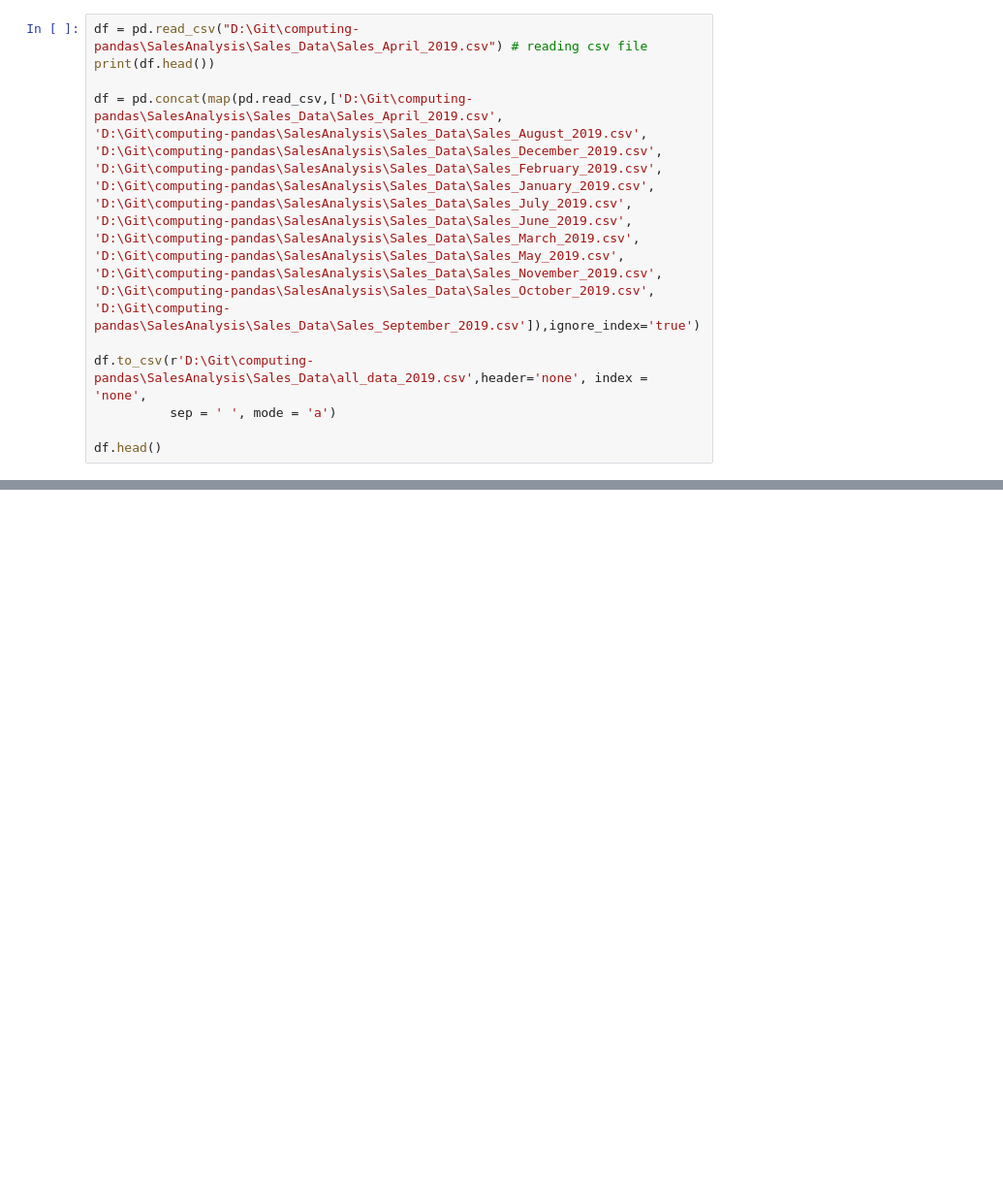
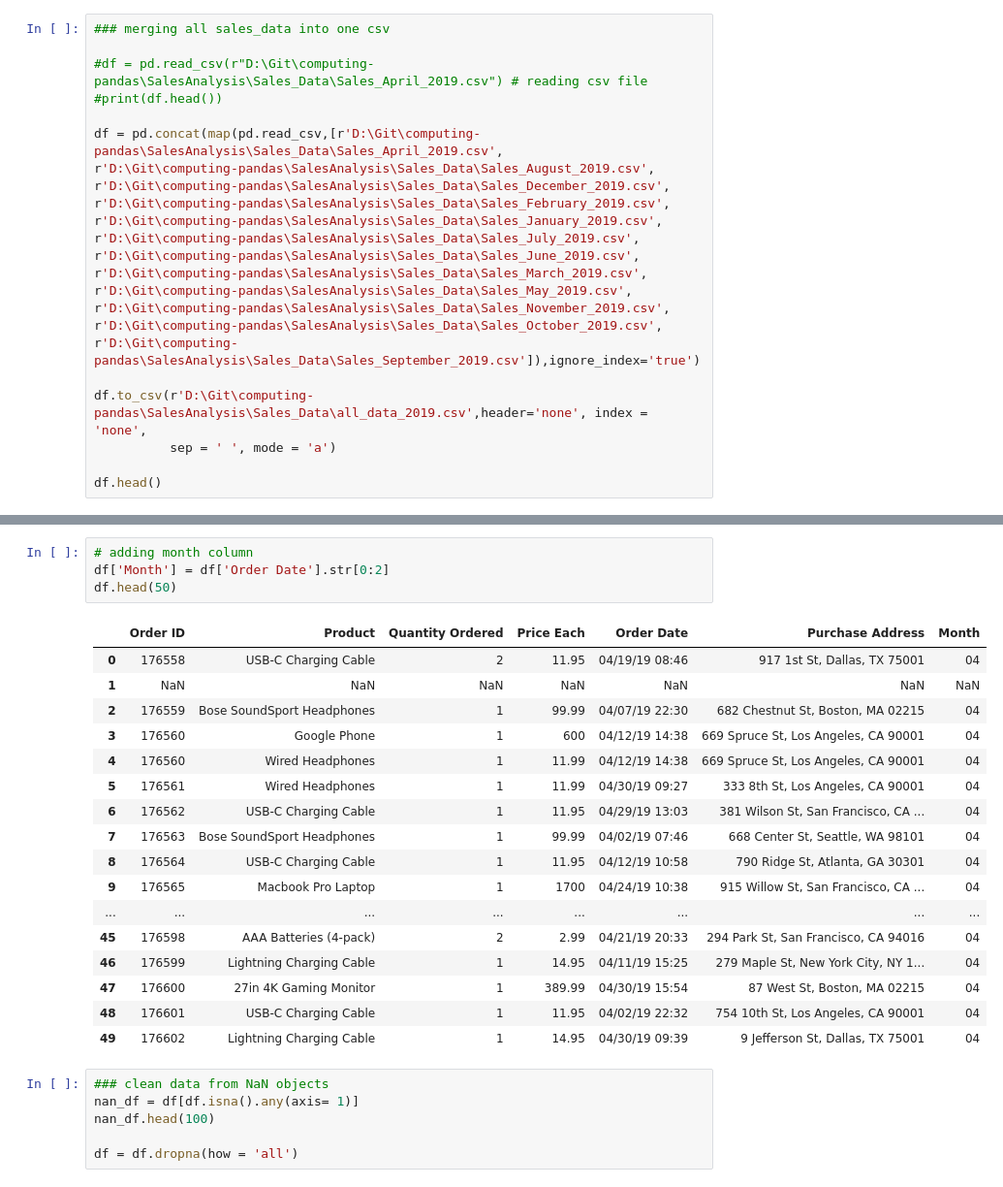
Before and after one commit to MorgooN/Analysis_Things, a Jupyter notebook: SalesAnalysis/AnalyticsMagic.ipynb, the cells around one changed output, grey strips where cells are left out. Shown: that part at 97% size. Saved outputs shown, nothing was run; the diff lists cells and outputs as text; blank space fills up the shorter version.

```diff
--- a/SalesAnalysis/AnalyticsMagic.ipynb
+++ b/SalesAnalysis/AnalyticsMagic.ipynb
@@ -4,19 +5,21 @@ import os
 # %%
-df = pd.read_csv("D:\Git\computing-pandas\SalesAnalysis\Sales_Data\Sales_April_2019.csv") # reading csv file
-print(df.head())
+### merging all sales_data into one csv
 
-df = pd.concat(map(pd.read_csv,['D:\Git\computing-pandas\SalesAnalysis\Sales_Data\Sales_April_2019.csv',
-'D:\Git\computing-pandas\SalesAnalysis\Sales_Data\Sales_August_2019.csv',
-'D:\Git\computing-pandas\SalesAnalysis\Sales_Data\Sales_December_2019.csv',
-'D:\Git\computing-pandas\SalesAnalysis\Sales_Data\Sales_February_2019.csv',
-'D:\Git\computing-pandas\SalesAnalysis\Sales_Data\Sales_January_2019.csv',
-'D:\Git\computing-pandas\SalesAnalysis\Sales_Data\Sales_July_2019.csv',
-'D:\Git\computing-pandas\SalesAnalysis\Sales_Data\Sales_June_2019.csv',
-'D:\Git\computing-pandas\SalesAnalysis\Sales_Data\Sales_March_2019.csv',
-'D:\Git\computing-pandas\SalesAnalysis\Sales_Data\Sales_May_2019.csv',
-'D:\Git\computing-pandas\SalesAnalysis\Sales_Data\Sales_November_2019.csv',
-'D:\Git\computing-pandas\SalesAnalysis\Sales_Data\Sales_October_2019.csv',
-'D:\Git\computing-pandas\SalesAnalysis\Sales_Data\Sales_September_2019.csv']),ignore_index='true')
+#df = pd.read_csv(r"D:\Git\computing-pandas\SalesAnalysis\Sales_Data\Sales_April_2019.csv") # reading csv file
+#print(df.head())
+
+df = pd.concat(map(pd.read_csv,[r'D:\Git\computing-pandas\SalesAnalysis\Sales_Data\Sales_April_2019.csv',
+r'D:\Git\computing-pandas\SalesAnalysis\Sales_Data\Sales_August_2019.csv',
+r'D:\Git\computing-pandas\SalesAnalysis\Sales_Data\Sales_December_2019.csv',
+r'D:\Git\computing-pandas\SalesAnalysis\Sales_Data\Sales_February_2019.csv',
+r'D:\Git\computing-pandas\SalesAnalysis\Sales_Data\Sales_January_2019.csv',
+r'D:\Git\computing-pandas\SalesAnalysis\Sales_Data\Sales_July_2019.csv',
+r'D:\Git\computing-pandas\SalesAnalysis\Sales_Data\Sales_June_2019.csv',
+r'D:\Git\computing-pandas\SalesAnalysis\Sales_Data\Sales_March_2019.csv',
+r'D:\Git\computing-pandas\SalesAnalysis\Sales_Data\Sales_May_2019.csv',
+r'D:\Git\computing-pandas\SalesAnalysis\Sales_Data\Sales_November_2019.csv',
+r'D:\Git\computing-pandas\SalesAnalysis\Sales_Data\Sales_October_2019.csv',
+r'D:\Git\computing-pandas\SalesAnalysis\Sales_Data\Sales_September_2019.csv']),ignore_index='true')
 
 df.to_csv(r'D:\Git\computing-pandas\SalesAnalysis\Sales_Data\all_data_2019.csv',header='none', index = 'none',
           sep = ' ', mode = 'a')
@@ -42,3 +32,31 @@ df.head()
 | 2 | 176559 | Bose SoundSport Headphones | 1 | 99.99 | 04/07/19 22:30 | 682 Chestnut St, Boston, MA 02215 |
 | 3 | 176560 | Google Phone | 1 | 600 | 04/12/19 14:38 | 669 Spruce St, Los Angeles, CA 90001 |
 | 4 | 176560 | Wired Headphones | 1 | 11.99 | 04/12/19 14:38 | 669 Spruce St, Los Angeles, CA 90001 |
+# %%
+# adding month column
+df['Month'] = df['Order Date'].str[0:2]
+df.head(50)
+# %% [output]
+|  | Order ID | Product | Quantity Ordered | Price Each | Order Date | Purchase Address | Month |
+| 0 | 176558 | USB-C Charging Cable | 2 | 11.95 | 04/19/19 08:46 | 917 1st St, Dallas, TX 75001 | 04 |
+| 1 | NaN | NaN | NaN | NaN | NaN | NaN | NaN |
+| 2 | 176559 | Bose SoundSport Headphones | 1 | 99.99 | 04/07/19 22:30 | 682 Chestnut St, Boston, MA 02215 | 04 |
+| 3 | 176560 | Google Phone | 1 | 600 | 04/12/19 14:38 | 669 Spruce St, Los Angeles, CA 90001 | 04 |
+| 4 | 176560 | Wired Headphones | 1 | 11.99 | 04/12/19 14:38 | 669 Spruce St, Los Angeles, CA 90001 | 04 |
+| 5 | 176561 | Wired Headphones | 1 | 11.99 | 04/30/19 09:27 | 333 8th St, Los Angeles, CA 90001 | 04 |
+| 6 | 176562 | USB-C Charging Cable | 1 | 11.95 | 04/29/19 13:03 | 381 Wilson St, San Francisco, CA ... | 04 |
+| 7 | 176563 | Bose SoundSport Headphones | 1 | 99.99 | 04/02/19 07:46 | 668 Center St, Seattle, WA 98101 | 04 |
+| 8 | 176564 | USB-C Charging Cable | 1 | 11.95 | 04/12/19 10:58 | 790 Ridge St, Atlanta, GA 30301 | 04 |
+| 9 | 176565 | Macbook Pro Laptop | 1 | 1700 | 04/24/19 10:38 | 915 Willow St, San Francisco, CA ... | 04 |
+| ... | ... | ... | ... | ... | ... | ... | ... |
+| 45 | 176598 | AAA Batteries (4-pack) | 2 | 2.99 | 04/21/19 20:33 | 294 Park St, San Francisco, CA 94016 | 04 |
+| 46 | 176599 | Lightning Charging Cable | 1 | 14.95 | 04/11/19 15:25 | 279 Maple St, New York City, NY 1... | 04 |
+| 47 | 176600 | 27in 4K Gaming Monitor | 1 | 389.99 | 04/30/19 15:54 | 87 West St, Boston, MA 02215 | 04 |
+| 48 | 176601 | USB-C Charging Cable | 1 | 11.95 | 04/02/19 22:32 | 754 10th St, Los Angeles, CA 90001 | 04 |
+| 49 | 176602 | Lightning Charging Cable | 1 | 14.95 | 04/30/19 09:39 | 9 Jefferson St, Dallas, TX 75001 | 04 |
+# %%
+### clean data from NaN objects
+nan_df = df[df.isna().any(axis= 1)]
+nan_df.head(100)
+
+df = df.dropna(how = 'all')
```
Also changed, not shown: parts of 7 cells of this notebook, 1 other file.
